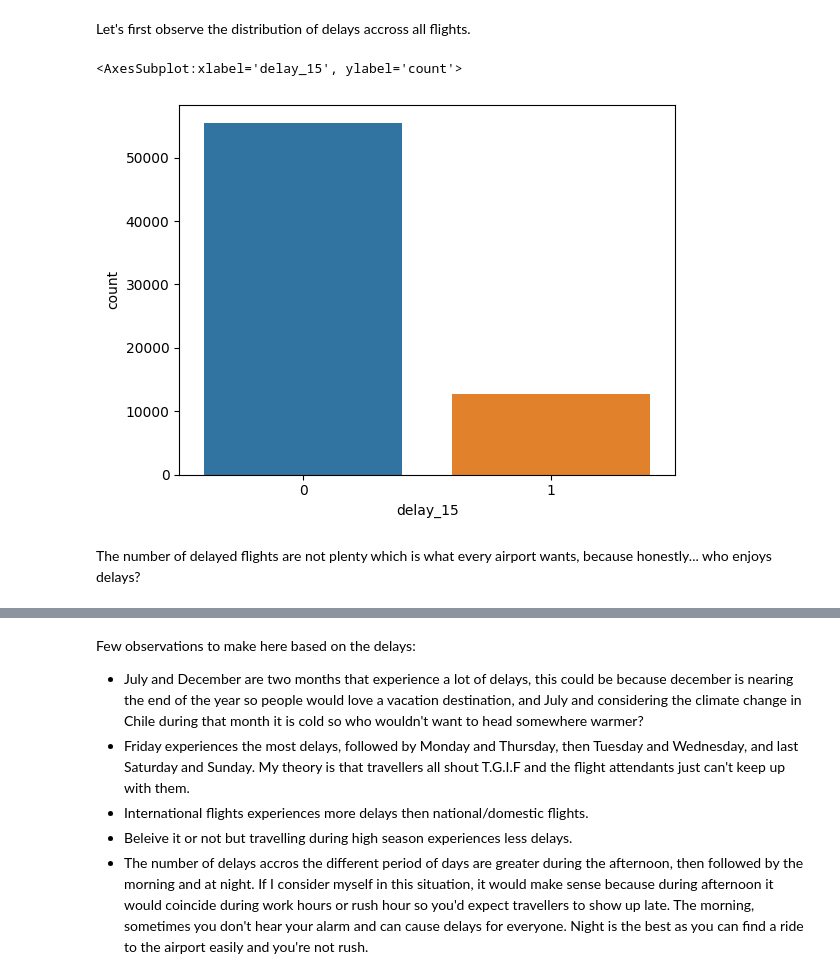
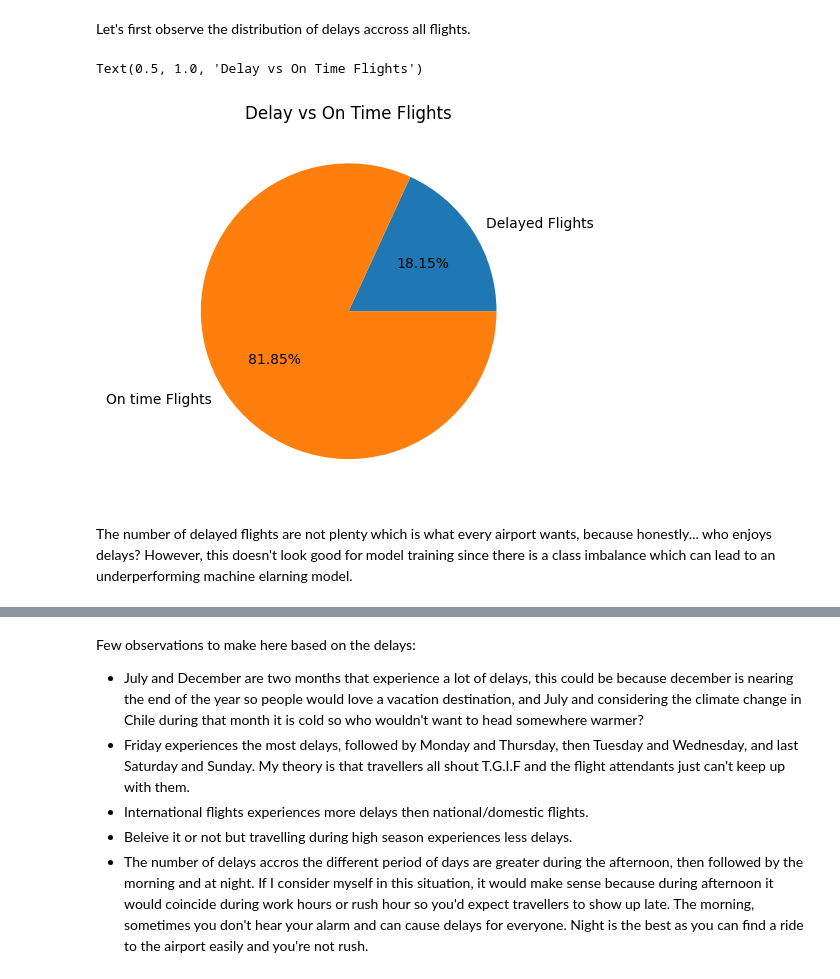
Before and after one commit to kevinmfreire/SCL_delays, a Jupyter notebook: notebook/solution.ipynb, the cells around one changed output, grey strips where cells are left out. Saved outputs shown, nothing was run; the diff lists cells and outputs as text; code cells hidden in the pictures.

```diff
--- a/notebook/solution.ipynb
+++ b/notebook/solution.ipynb
@@ -428,12 +435,16 @@ df_new.head()
 # %% [markdown]
 Let's first observe the distribution of delays accross all flights.
-# %%
-sns.countplot(x='delay_15', data=df_new)
-# %% [output]
-<AxesSubplot:xlabel='delay_15', ylabel='count'>
-[figure, removed]
+# %%
+delay = df_new[df_new['delay_15']==1]['delay_15']
+no_delay = df_new[df_new['delay_15']==0]['delay_15']
+
+plt.pie([delay.count(), no_delay.count()], labels=['Delayed Flights', 'On time Flights'], autopct='%1.2f%%')
+plt.title('Delay vs On Time Flights')
+# %% [output]
+Text(0.5, 1.0, 'Delay vs On Time Flights')
+[figure, added]
 # %% [markdown]
-The number of delayed flights are not plenty which is what every airport wants, because honestly... who enjoys delays?
+The number of delayed flights are not plenty which is what every airport wants, because honestly... who enjoys delays?  However, this doesn't look good for model training since there is a class imbalance which can lead to an underperforming machine elarning model.
 # %%
 delay = df_new[['MES', 'DIANOM', 'TIPOVUELO', 'OPERA', 'SIGLADES', 'high_season', 'period_day']][df_new['delay_15']==1]
 day_month_period = ['MES', 'DIANOM', 'TIPOVUELO', 'high_season', 'period_day']
```
Also changed, not shown: parts of 39 cells of this notebook, 2 other files.
